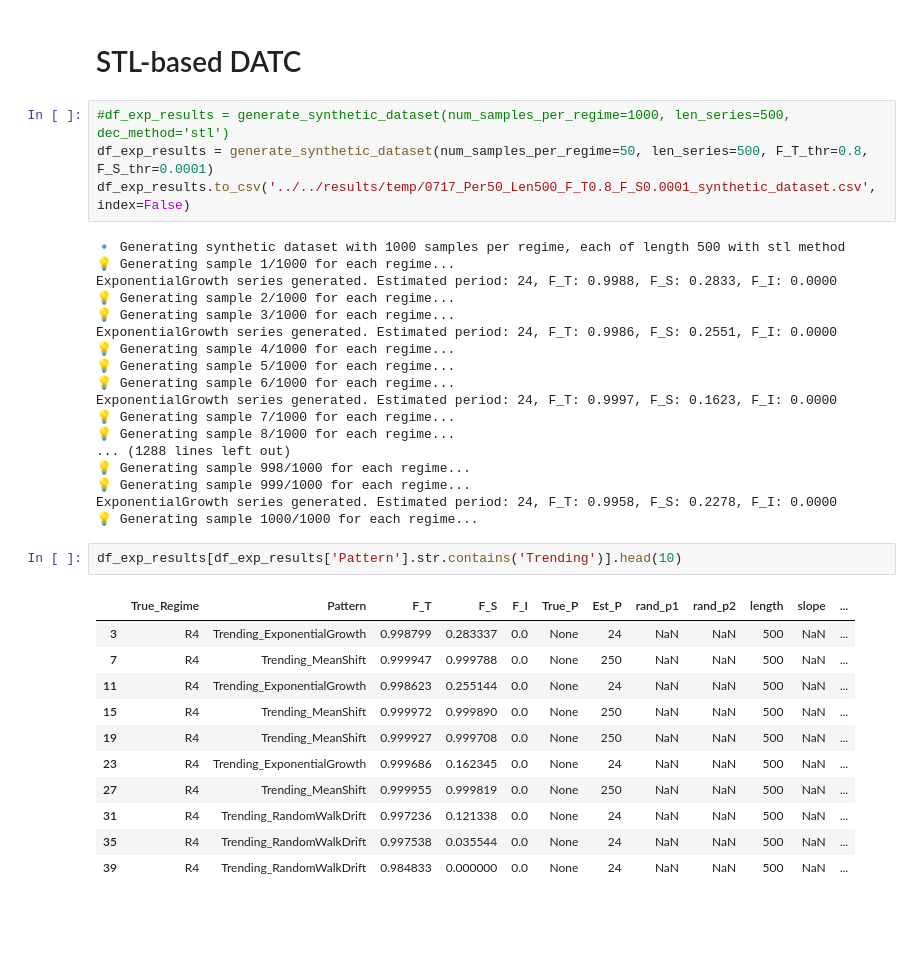
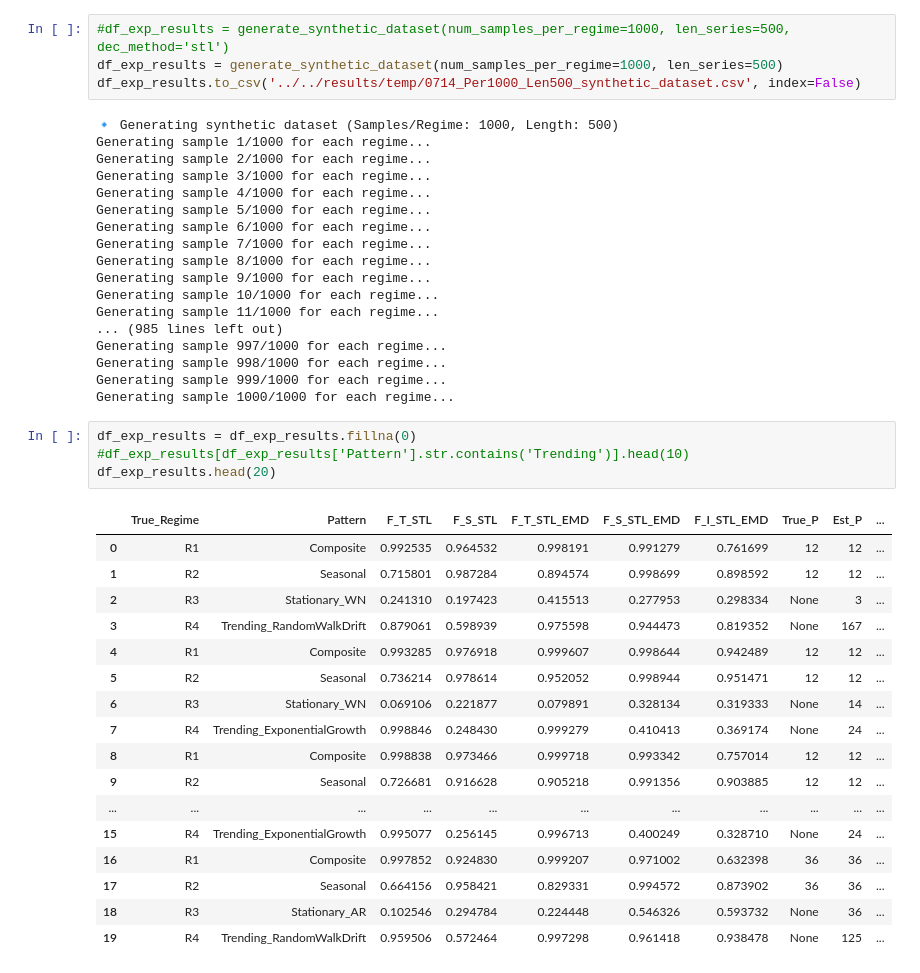
Before and after one commit to wayne0831/TSFM_Ops, a Jupyter notebook: src/temp/(260716)DATC_STL_EMD.ipynb, the cells around one changed output. Cells and saved outputs as stored; diff of their text form; blank space fills up the shorter version.

```diff
--- a/src/temp/(260716)DATC_STL_EMD.ipynb
+++ b/src/temp/(260716)DATC_STL_EMD.ipynb
@@ -208,41 +208,47 @@ def generate_synthetic_dataset(num_samples_per_regime=50, len_series=500, F_T_th
         })
 
     return pd.DataFrame(data_records)
-# %% [markdown]
-# STL-based DATC
 # %%
 #df_exp_results = generate_synthetic_dataset(num_samples_per_regime=1000, len_series=500, dec_method='stl')
-df_exp_results = generate_synthetic_dataset(num_samples_per_regime=50, len_series=500, F_T_thr=0.8, F_S_thr=0.0001)
-df_exp_results.to_csv('../../results/temp/0717_Per50_Len500_F_T0.8_F_S0.0001_synthetic_dataset.csv', index=False)
+df_exp_results = generate_synthetic_dataset(num_samples_per_regime=1000, len_series=500)
+df_exp_results.to_csv('../../results/temp/0714_Per1000_Len500_synthetic_dataset.csv', index=False)
 # %% [output]
-🔹 Generating synthetic dataset with 1000 samples per regime, each of length 500 with stl method
-💡 Generating sample 1/1000 for each regime...
-ExponentialGrowth series generated. Estimated period: 24, F_T: 0.9988, F_S: 0.2833, F_I: 0.0000
-💡 Generating sample 2/1000 for each regime...
-💡 Generating sample 3/1000 for each regime...
-ExponentialGrowth series generated. Estimated period: 24, F_T: 0.9986, F_S: 0.2551, F_I: 0.0000
-💡 Generating sample 4/1000 for each regime...
-💡 Generating sample 5/1000 for each regime...
-💡 Generating sample 6/1000 for each regime...
-ExponentialGrowth series generated. Estimated period: 24, F_T: 0.9997, F_S: 0.1623, F_I: 0.0000
-💡 Generating sample 7/1000 for each regime...
-💡 Generating sample 8/1000 for each regime...
-... (1288 lines left out)
-💡 Generating sample 998/1000 for each regime...
-💡 Generating sample 999/1000 for each regime...
-ExponentialGrowth series generated. Estimated period: 24, F_T: 0.9958, F_S: 0.2278, F_I: 0.0000
-💡 Generating sample 1000/1000 for each regime...
+🔹 Generating synthetic dataset (Samples/Regime: 1000, Length: 500)
+Generating sample 1/1000 for each regime...
+Generating sample 2/1000 for each regime...
+Generating sample 3/1000 for each regime...
+Generating sample 4/1000 for each regime...
+Generating sample 5/1000 for each regime...
+Generating sample 6/1000 for each regime...
+Generating sample 7/1000 for each regime...
+Generating sample 8/1000 for each regime...
+Generating sample 9/1000 for each regime...
+Generating sample 10/1000 for each regime...
+Generating sample 11/1000 for each regime...
+... (985 lines left out)
+Generating sample 997/1000 for each regime...
+Generating sample 998/1000 for each regime...
+Generating sample 999/1000 for each regime...
+Generating sample 1000/1000 for each regime...
 # %%
-df_exp_results[df_exp_results['Pattern'].str.contains('Trending')].head(10)
+df_exp_results = df_exp_results.fillna(0)
+#df_exp_results[df_exp_results['Pattern'].str.contains('Trending')].head(10)
+df_exp_results.head(20)
 # %% [output]
-|  | True_Regime | Pattern | F_T | F_S | F_I | True_P | Est_P | rand_p1 | rand_p2 | length | slope | ... |
-| 3 | R4 | Trending_ExponentialGrowth | 0.998799 | 0.283337 | 0.0 | None | 24 | NaN | NaN | 500 | NaN | ... |
-| 7 | R4 | Trending_MeanShift | 0.999947 | 0.999788 | 0.0 | None | 250 | NaN | NaN | 500 | NaN | ... |
-| 11 | R4 | Trending_ExponentialGrowth | 0.998623 | 0.255144 | 0.0 | None | 24 | NaN | NaN | 500 | NaN | ... |
-| 15 | R4 | Trending_MeanShift | 0.999972 | 0.999890 | 0.0 | None | 250 | NaN | NaN | 500 | NaN | ... |
-| 19 | R4 | Trending_MeanShift | 0.999927 | 0.999708 | 0.0 | None | 250 | NaN | NaN | 500 | NaN | ... |
-| 23 | R4 | Trending_ExponentialGrowth | 0.999686 | 0.162345 | 0.0 | None | 24 | NaN | NaN | 500 | NaN | ... |
-| 27 | R4 | Trending_MeanShift | 0.999955 | 0.999819 | 0.0 | None | 250 | NaN | NaN | 500 | NaN | ... |
-| 31 | R4 | Trending_RandomWalkDrift | 0.997236 | 0.121338 | 0.0 | None | 24 | NaN | NaN | 500 | NaN | ... |
-| 35 | R4 | Trending_RandomWalkDrift | 0.997538 | 0.035544 | 0.0 | None | 24 | NaN | NaN | 500 | NaN | ... |
-| 39 | R4 | Trending_RandomWalkDrift | 0.984833 | 0.000000 | 0.0 | None | 24 | NaN | NaN | 500 | NaN | ... |
+|  | True_Regime | Pattern | F_T_STL | F_S_STL | F_T_STL_EMD | F_S_STL_EMD | F_I_STL_EMD | True_P | Est_P | ... |
+| 0 | R1 | Composite | 0.992535 | 0.964532 | 0.998191 | 0.991279 | 0.761699 | 12 | 12 | ... |
+| 1 | R2 | Seasonal | 0.715801 | 0.987284 | 0.894574 | 0.998699 | 0.898592 | 12 | 12 | ... |
+| 2 | R3 | Stationary_WN | 0.241310 | 0.197423 | 0.415513 | 0.277953 | 0.298334 | None | 3 | ... |
+| 3 | R4 | Trending_RandomWalkDrift | 0.879061 | 0.598939 | 0.975598 | 0.944473 | 0.819352 | None | 167 | ... |
+| 4 | R1 | Composite | 0.993285 | 0.976918 | 0.999607 | 0.998644 | 0.942489 | 12 | 12 | ... |
+| 5 | R2 | Seasonal | 0.736214 | 0.978614 | 0.952052 | 0.998944 | 0.951471 | 12 | 12 | ... |
+| 6 | R3 | Stationary_WN | 0.069106 | 0.221877 | 0.079891 | 0.328134 | 0.319333 | None | 14 | ... |
+| 7 | R4 | Trending_ExponentialGrowth | 0.998846 | 0.248430 | 0.999279 | 0.410413 | 0.369174 | None | 24 | ... |
+| 8 | R1 | Composite | 0.998838 | 0.973466 | 0.999718 | 0.993342 | 0.757014 | 12 | 12 | ... |
+| 9 | R2 | Seasonal | 0.726681 | 0.916628 | 0.905218 | 0.991356 | 0.903885 | 12 | 12 | ... |
+| ... | ... | ... | ... | ... | ... | ... | ... | ... | ... | ... |
+| 15 | R4 | Trending_ExponentialGrowth | 0.995077 | 0.256145 | 0.996713 | 0.400249 | 0.328710 | None | 24 | ... |
+| 16 | R1 | Composite | 0.997852 | 0.924830 | 0.999207 | 0.971002 | 0.632398 | 36 | 36 | ... |
+| 17 | R2 | Seasonal | 0.664156 | 0.958421 | 0.829331 | 0.994572 | 0.873902 | 36 | 36 | ... |
+| 18 | R3 | Stationary_AR | 0.102546 | 0.294784 | 0.224448 | 0.546326 | 0.593732 | None | 36 | ... |
+| 19 | R4 | Trending_RandomWalkDrift | 0.959506 | 0.572464 | 0.997298 | 0.961418 | 0.938478 | None | 125 | ... |
```
Also changed, not shown: parts of 18 cells of this notebook.
